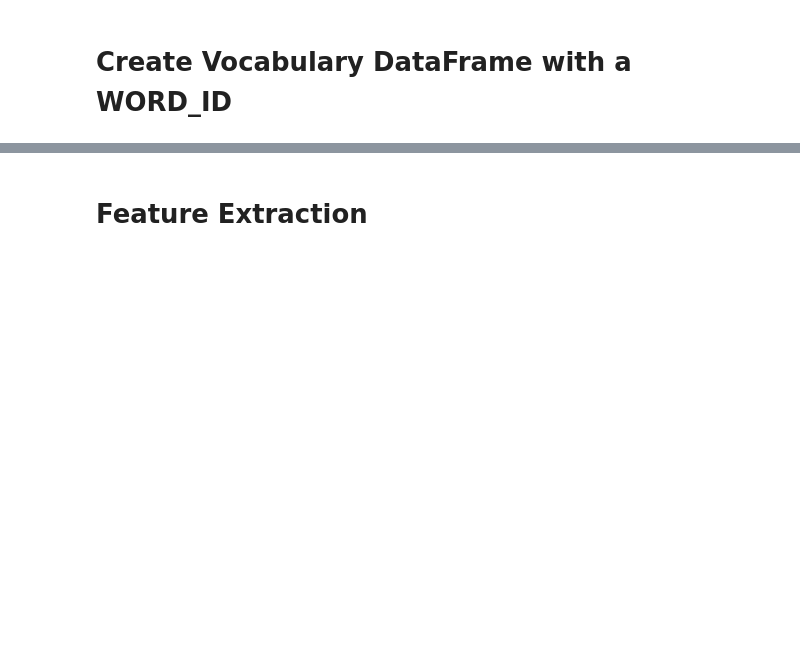
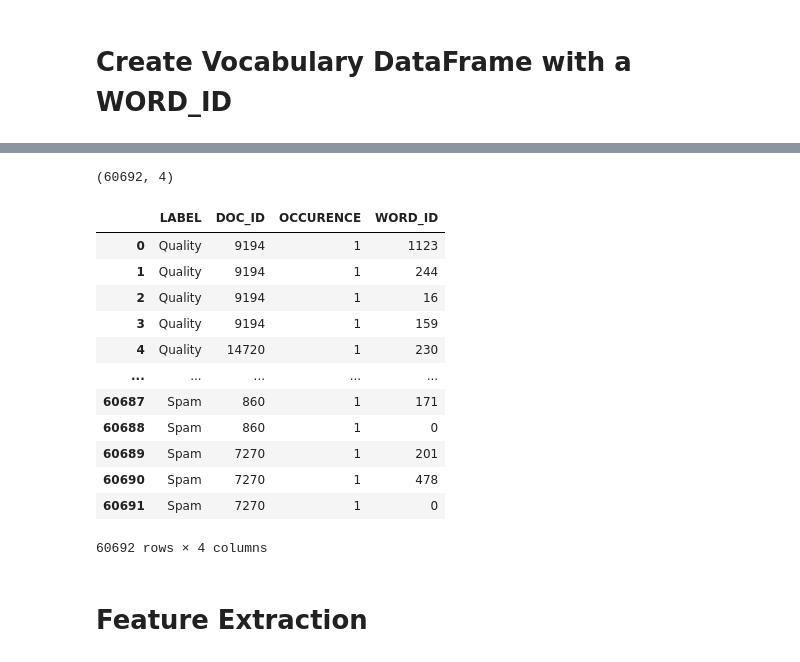
Before and after one commit to AlexHappyCode/CSC845-twitter-spam-detection, a Jupyter notebook: alex/main.ipynb, the cells around one changed output, grey strips where cells are left out. Cells and saved outputs as stored; diff of their text form; code cells hidden in the pictures; blank space fills up the shorter version.

```diff
--- a/alex/main.ipynb
+++ b/alex/main.ipynb
@@ -356,0 +399,28 @@ True
+# %%
+def make_sparse_matrix(df, indexed_words, labels):
+    '''
+    Returns sparse matrix as dataframe.
+    def: A dataframe with words in the columns with a document id as an index(x_train or x_test)
+    labels: category as a series (y_train or y_test)
+    '''
+    num_rows = df.shape[0]
+    num_cols = df.shape[1]
+    vocab_set = set(indexed_words)
+    dict_list = []
+
+    for i in range(num_rows):
+        for j in range(num_cols):
+            word = df.iat[i, j]
+            if word in vocab_set:
+                doc_id = df.index[i]
+                word_id = indexed_words.get_loc(word)
+                category = labels.at[doc_id]
+
+                item = {'LABEL': category, 'DOC_ID': doc_id,
+                        'OCCURENCE': 1, 'WORD_ID': word_id}
+
+                dict_list.append(item)
+    return pd.DataFrame(dict_list)
+# %%
+%%time
+sparse_train_df = make_sparse_matrix(x_train, word_index, y_train)
@@ -357,3 +430,23 @@ True
+# %%
+sparse_train_df.shape
+# %% [output]
+(60692, 4)
+# %%
+sparse_train_df
+# %% [output]
+|  | LABEL | DOC_ID | OCCURENCE | WORD_ID |
+| 0 | Quality | 9194 | 1 | 1123 |
+| 1 | Quality | 9194 | 1 | 244 |
+| 2 | Quality | 9194 | 1 | 16 |
+| 3 | Quality | 9194 | 1 | 159 |
+| 4 | Quality | 14720 | 1 | 230 |
+| ... | ... | ... | ... | ... |
+| 60687 | Spam | 860 | 1 | 171 |
+| 60688 | Spam | 860 | 1 | 0 |
+| 60689 | Spam | 7270 | 1 | 201 |
+| 60690 | Spam | 7270 | 1 | 478 |
+| 60691 | Spam | 7270 | 1 | 0 |
+60692 rows × 4 columns
 # %% [markdown]
 # Feature Extraction
 # %% [markdown]
```
Also changed, not shown: parts of 18 cells of this notebook.
